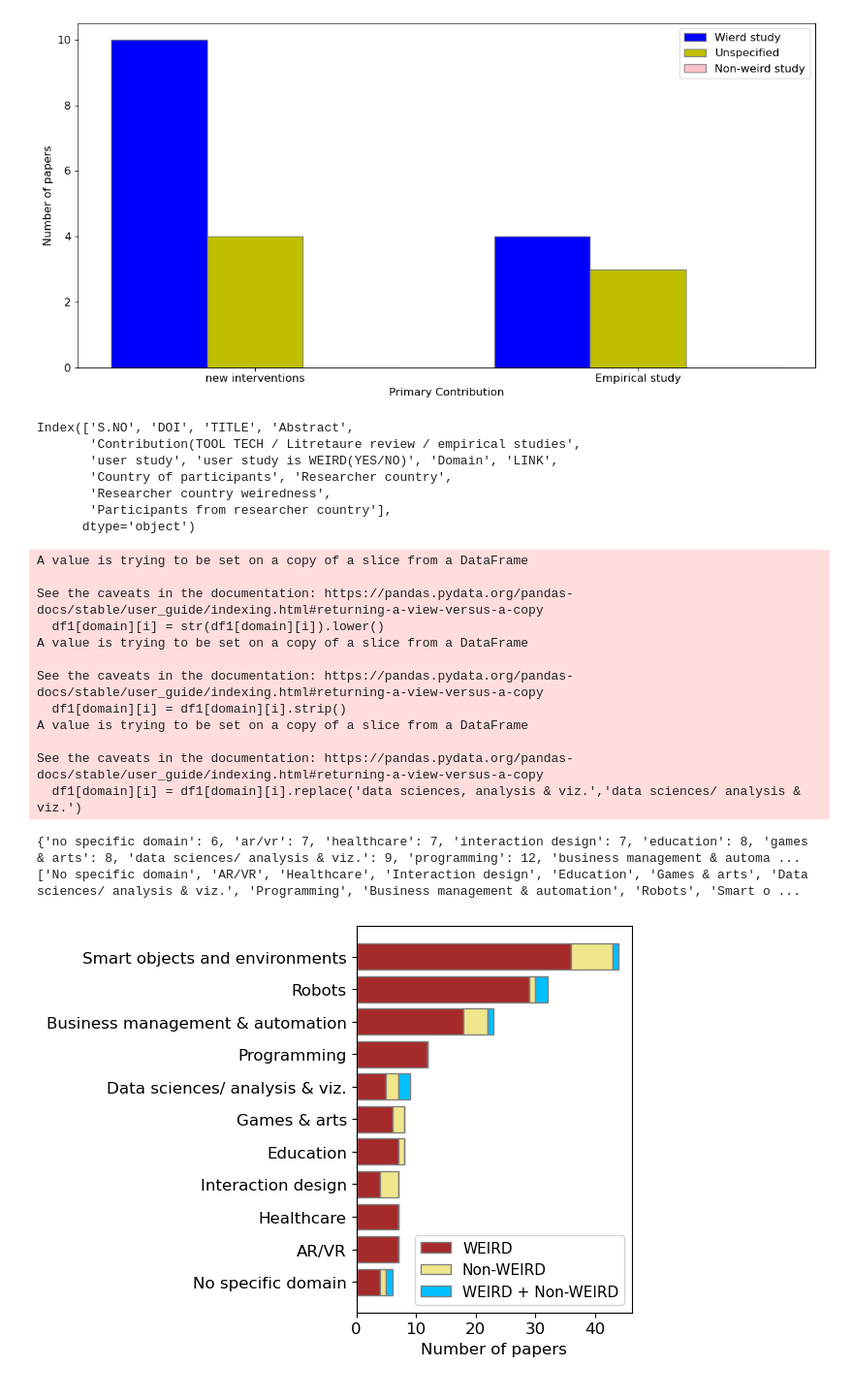
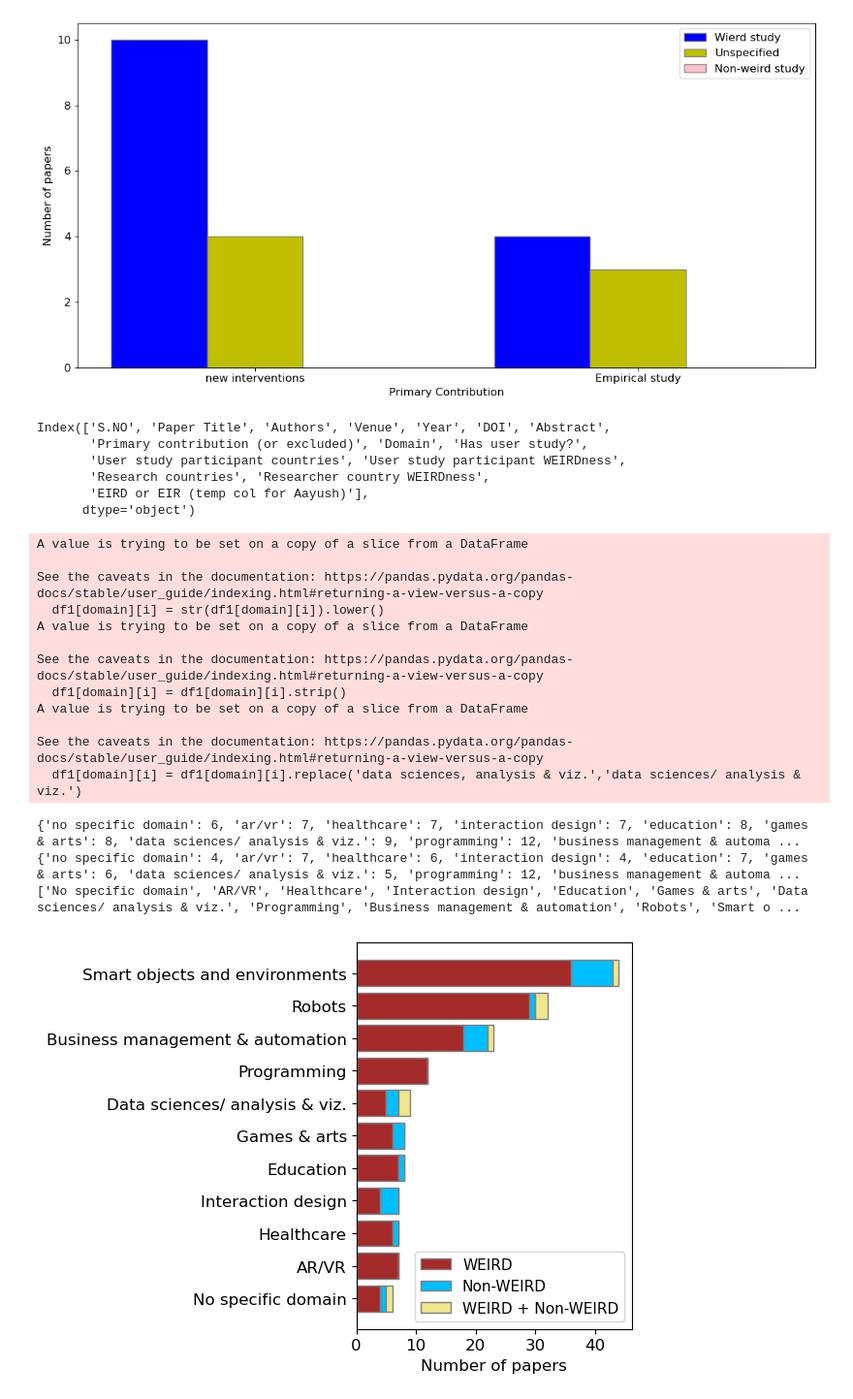
Before and after one commit to Aeyush10/HCI_WEIRD_Paper, a Jupyter notebook: papers_dataset.ipynb, the cells around one changed output. Shown: that part at 97% size. Drawn from its saved outputs; the diff is of its cells as text; code cells hidden in the pictures.

```diff
--- a/papers_dataset.ipynb
+++ b/papers_dataset.ipynb
@@ -823,26 +822,30 @@ weird_study_by_domain('robots','plots/weird_study_per_type_robots.png')
 [figure]
 # %%
 #author demos by domain
-df1 = pd.read_csv('WEIRD - EUP - Author and participant demographics.csv')
+df1 = pd.read_csv('WEIRD - EUP - final transcript.csv')
+print(df1.keys())
 df1.set_index('S.NO')
 wstud = 'user study is WEIRD(YES/NO)'
-wauth = 'Researcher country weiredness'
+contr = 'Primary contribution (or excluded)'
+wauth = 'Researcher country WEIRDness'
 domain = 'Domain'
+eird = 'EIRD or EIR (temp col for Aayush)'
 
+for i in df1.index:
+    if (df1[contr][i] == 'Excluded'):
+        df1 = df1.drop(i)
+    #print(df[contr][i])
 
 for i in df1.index:
     df1[domain][i] = str(df1[domain][i]).lower()
     df1[domain][i] = df1[domain][i].strip()
     df1[domain][i] = df1[domain][i].replace('data sciences, analysis & viz.','data sciences/ analysis & viz.')
-
-print(df1.keys())
 # %% [output]
-Index(['S.NO', 'DOI', 'TITLE', 'Abstract',
-       'Contribution(TOOL TECH / Litretaure review / empirical studies',
-       'user study', 'user study is WEIRD(YES/NO)', 'Domain', 'LINK',
-       'Country of participants', 'Researcher country',
-       'Researcher country weiredness',
-       'Participants from researcher country'],
+Index(['S.NO', 'Paper Title', 'Authors', 'Venue', 'Year', 'DOI', 'Abstract',
+       'Primary contribution (or excluded)', 'Domain', 'Has user study?',
+       'User study participant countries', 'User study participant WEIRDness',
+       'Research countries', 'Researcher country WEIRDness',
+       'EIRD or EIR (temp col for Aayush)'],
       dtype='object')
 A value is trying to be set on a copy of a slice from a DataFrame
 
@@ -857,6 +860,7 @@ A value is trying to be set on a copy of a slice from a DataFrame
 See the caveats in the documentation: https://pandas.pydata.org/pandas-docs/stable/user_guide/indexing.html#returning-a-view-versus-a-copy
   df1[domain][i] = df1[domain][i].replace('data sciences, analysis & viz.','data sciences/ analysis & viz.')
 # %%
+#author demos by domain
 domains = []
 for i in df1.index:
     onedom = df1[domain][i].split(",")
@@ -891,40 +895,45 @@ for i in finaldom.keys():
     acomb[i] = 0
 for i in df1.index:
     onedom = df1[domain][i].split(",")
     for j in onedom:
         j = str(j).lower()
         j = j.strip()
-        if (df1[wauth][i] == 'WEIRD'):
+        if (df1[wauth][i] == 'Excluded'):
+            continue
+        elif (df1[wauth][i] == 'WEIRD'):
                 aw[j] += 1
-        if (df1[wauth][i] == 'Non-WEIRD'):
+        elif (df1[wauth][i] == 'Non-WEIRD'):
                 anw[j] += 1
-        if (df1[wauth][i] == 'WEIRD + Non-WEIRD'):
+        elif (df1[wauth][i] == 'WEIRD + Non-WEIRD'):
                 acomb[j] += 1
+        else:
+            print(df1[wauth][i])
 
-
+print(aw,anw,acomb)
 caplist = []
 for s in list(finaldom.keys()):
     if s == 'ar/vr':
         caplist.append('AR/VR')
         continue
     caplist.append(s[0].upper() + s[1:])
 print(caplist)
 
 from operator import add
 plt.rcParams["figure.autolayout"] = True
 b1 = plt.barh(caplist, list(aw.values()), edgecolor ='grey', color="brown")
-b2 = plt.barh(caplist, list(anw.values()), left=list(aw.values()), edgecolor ='grey', color="khaki")
-b3 = plt.barh(caplist, list(acomb.values()), left=list(map(add, list(anw.values()), list(aw.values()))), edgecolor ='grey', color="deepskyblue")
+b2 = plt.barh(caplist, list(anw.values()), left=list(aw.values()), edgecolor ='grey', color="deepskyblue")
+b3 = plt.barh(caplist, list(acomb.values()), left=list(map(add, list(anw.values()), list(aw.values()))), edgecolor ='grey', color="khaki")
 #plt.xlim(0, 70)
 plt.legend([b1, b2, b3], ["WEIRD", "Non-WEIRD", "WEIRD + Non-WEIRD"], loc="best", fontsize = 11)
 plt.xlabel('Number of papers')
 #plt.title('Primary Contribution')
 plt.savefig('plots/author_demo_per_domain.png')
 plt.show()
 # %% [output]
 {'no specific domain': 6, 'ar/vr': 7, 'healthcare': 7, 'interaction design': 7, 'education': 8, 'games & arts': 8, 'data sciences/ analysis & viz.': 9, 'programming': 12, 'business management & automa ...
+{'no specific domain': 4, 'ar/vr': 7, 'healthcare': 6, 'interaction design': 4, 'education': 7, 'games & arts': 6, 'data sciences/ analysis & viz.': 5, 'programming': 12, 'business management & automa ...
 ['No specific domain', 'AR/VR', 'Healthcare', 'Interaction design', 'Education', 'Games & arts', 'Data sciences/ analysis & viz.', 'Programming', 'Business management & automation', 'Robots', 'Smart o ...
-[figure, old version]
+[figure, new version]
 # %%
 #Number of different types of papers by author demos
 auth = {'WEIRD': 0,'Non-WEIRD': 0, 'WEIRD + Non-WEIRD': 0}
```
Also changed, not shown: parts of 6 cells of this notebook, 9 other files.
